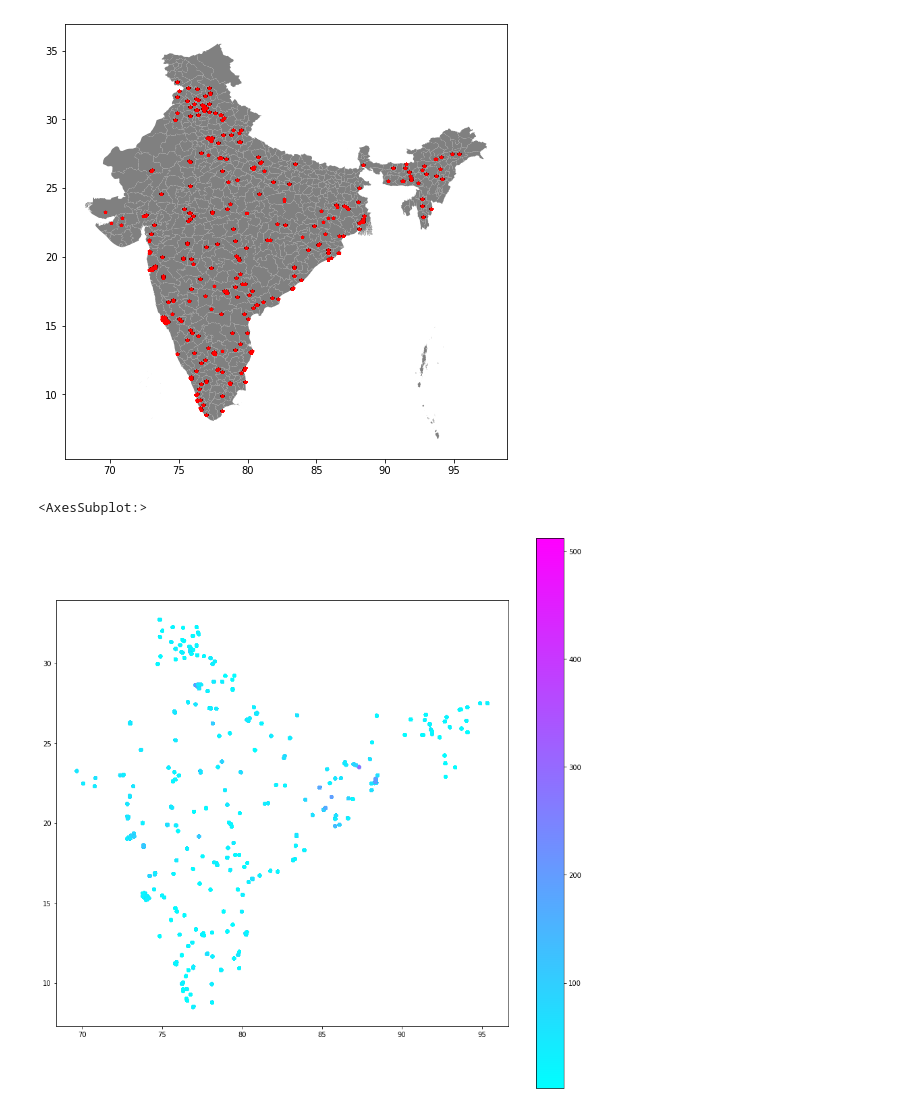
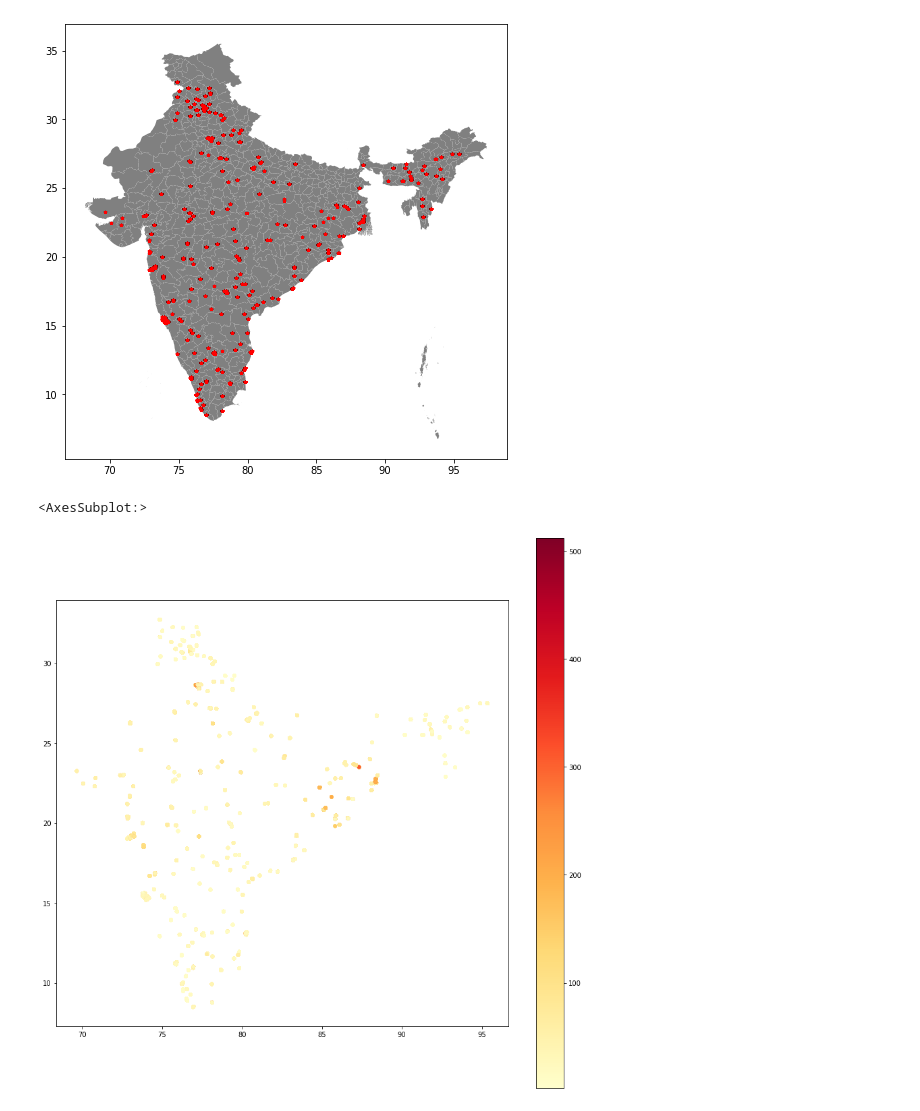
Before and after one commit to adarshm-26/Predicting-Anaemia-Occurrence, a Jupyter notebook: DWDM_Air_Quality_Index.ipynb, the cells around one changed output. Cells and saved outputs as stored; diff of their text form; code cells hidden in the pictures.

```diff
--- a/DWDM_Air_Quality_Index.ipynb
+++ b/DWDM_Air_Quality_Index.ipynb
@@ -438,15 +438,15 @@ aqi_data["AQI_category"]=aqi_data["AQI"].apply(get_aqi_category)
 # %%
 # heatmap_palette = {
 #     'Unknown': 'grey',
 #     'Good': '#FBCEB1',
 #     'Satisfactory': '#F08080',
 #     'Moderately polluted': '#E52B50',
 #     'Poor': '#DA291C',
 #     'Very poor': '#C04000',
 #     'Severe': '#A50021',
 #     'Extremely Severe': '#800000'
 # }
-aqi_data.plot(column='AQI', cmap='reds', markersize=20, figsize=(15,15), legend=True)
+aqi_data.plot(column='AQI', cmap='YlOrRd', markersize=20, figsize=(15,15), legend=True)
 # %% [output]
 <AxesSubplot:>
-[figure, old version]
+[figure, new version]
```
Also changed, not shown: parts of 8 cells of this notebook, 1 other file.
